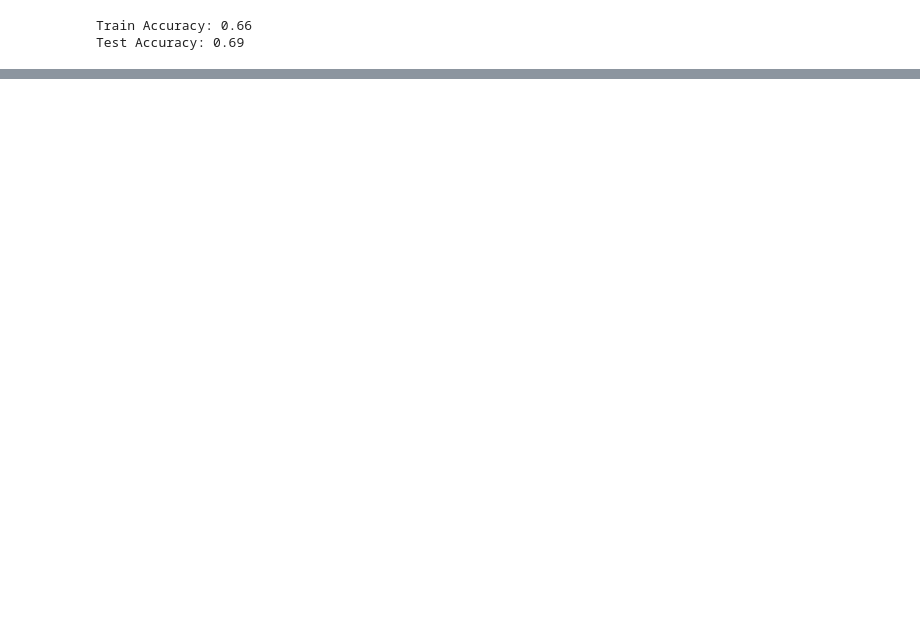
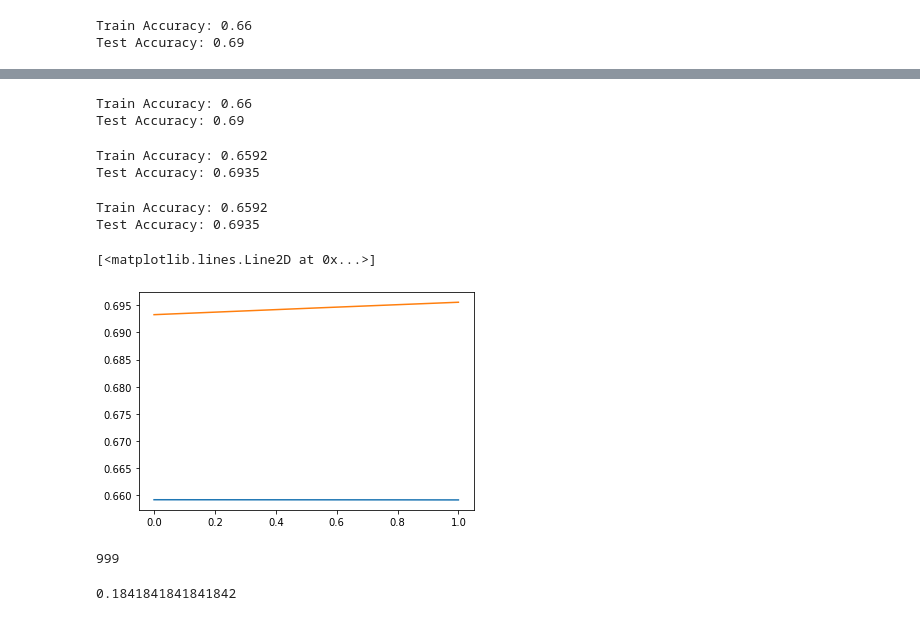
Before and after one commit to LeeJiHoon1125/Lee-Ji-Hoon, a Jupyter notebook: 이지훈9강10강.ipynb, the cells around one changed output, grey strips where cells are left out. Saved outputs shown, nothing was run; the diff lists cells and outputs as text; code cells hidden in the pictures; blank space fills up the shorter version.

```diff
--- a/이지훈9강10강.ipynb
+++ b/이지훈9강10강.ipynb
@@ -94,3 +176,5 @@ X.shape
+# %%
+y = df['price']
 # %%
 y.shape
 # %% [output]
@@ -111,0 +202,44 @@ ridge = Ridge().fit(X_train,y_train)
+# %%
+print("Train Accuracy: {:.2f}".format(lr.score(X_train,y_train)))
+print("Test Accuracy: {:.2f}".format(lr.score(X_test,y_test)))
+# %% [output]
+Train Accuracy: 0.66
+Test Accuracy: 0.69
+# %%
+ridge = Ridge(alpha=0.1).fit(X_train,y_train)
+print("Train Accuracy: {:.4f}".format(ridge.score(X_train,y_train)))
+print("Test Accuracy: {:.4f}".format(ridge.score(X_test,y_test)))
+# %% [output]
+Train Accuracy: 0.6592
+Test Accuracy: 0.6935
+# %%
+print("Train Accuracy: {:.4f}".format(ridge.score(X_train,y_train)))
+print("Test Accuracy: {:.4f}".format(ridge.score(X_test,y_test)))
+# %% [output]
+Train Accuracy: 0.6592
+Test Accuracy: 0.6935
+# %%
+alpha=np.linspace(0,1,1000)
+# %%
+training_accuracy=[]
+test_accuracy=[]
+iteration=[]
+for i in range(1000):
+  ridge = Ridge(alpha=alpha[i]).fit(X_train,y_train)
+  training_accuracy.append(ridge.score(X_train,y_train))
+  test_accuracy.append(ridge.score(X_test,y_test))
+  iteration.append(i)
+# %%
+plt.plot(alpha, training_accuracy)
+plt.plot(alpha, test_accuracy)
+# %% [output]
+[<matplotlib.lines.Line2D at 0x...>]
+[figure, added]
+# %%
+np.argmax(test_accuracy)
+# %% [output]
+999
+# %%
+alpha[184]
+# %% [output]
+0.1841841841841842
```
Also changed, not shown: parts of 73 cells of this notebook.
